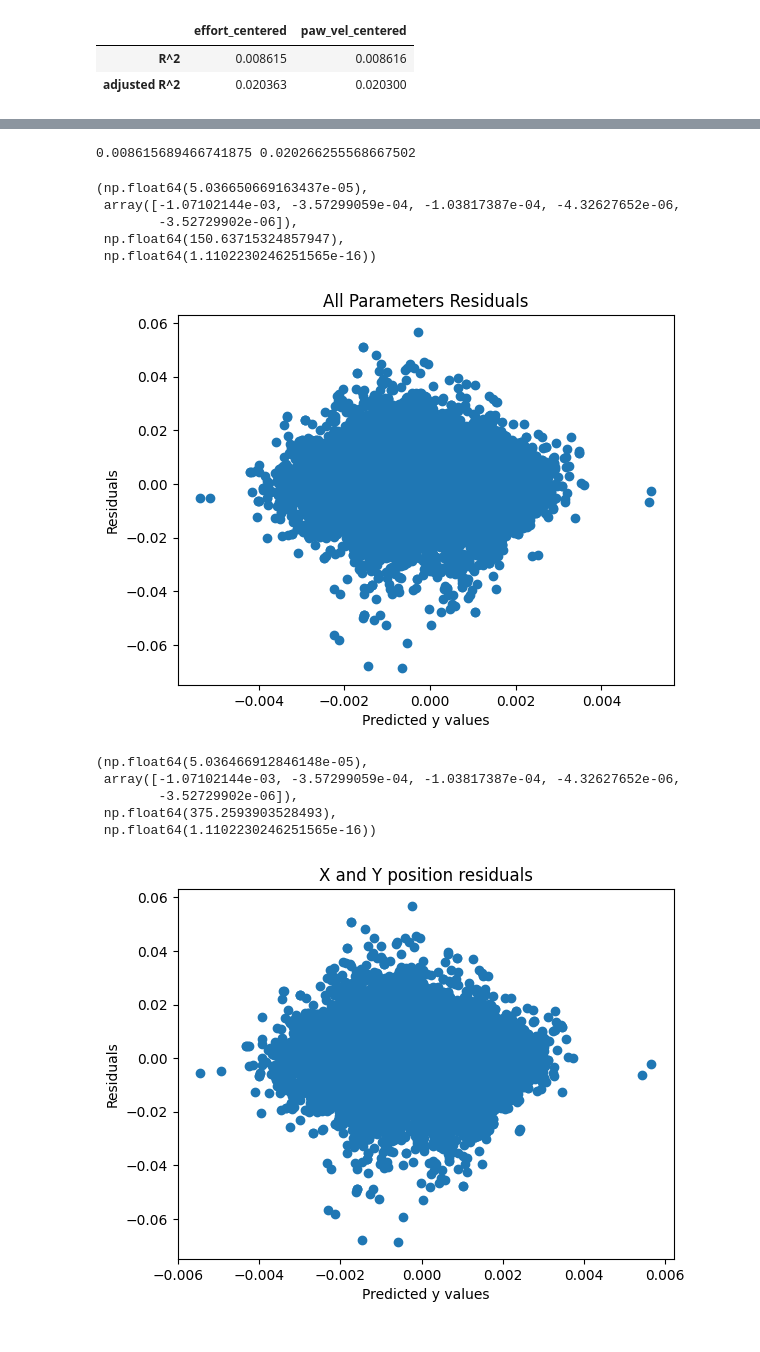
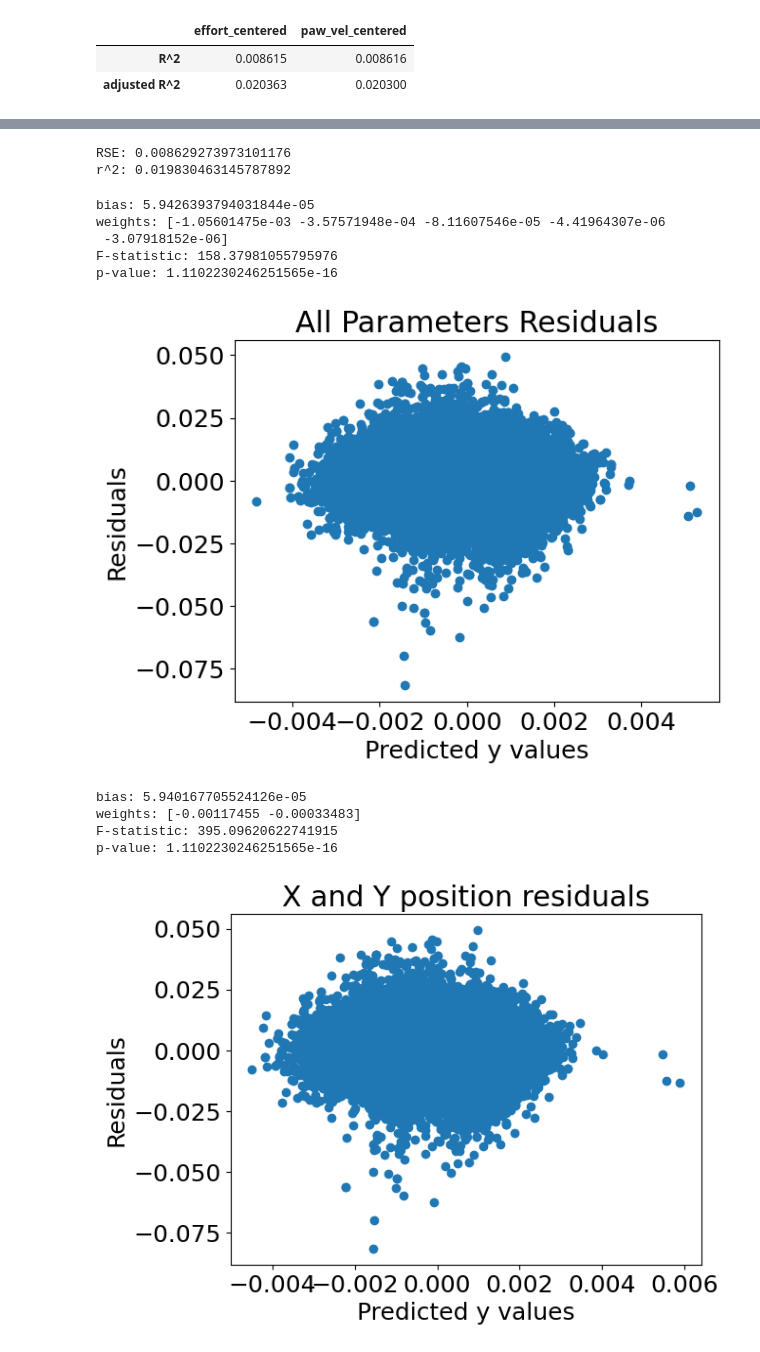
Before and after one commit to Audrey-White324/ista-421-final-project, a Jupyter notebook: white_regression_implementation.ipynb, the cells around one changed output, grey strips where cells are left out. Cells and saved outputs as stored; diff of their text form; code cells hidden in the pictures.

```diff
--- a/white_regression_implementation.ipynb
+++ b/white_regression_implementation.ipynb
@@ -4,7 +7,10 @@ import pandas as pd
 import numpy
 from sklearn.model_selection import KFold
 import scipy.stats as stats
+# set font size for plots
+plt.rcParams.update({'font.size': 18})
 
+# load and clean the data
 phot_data = pd.read_csv("string_phot_rat_data.csv")
 data = phot_data.drop(columns=['percentage_x', 'x_reach_centered', 'y_reach_centered', 'rat'])
 data = data.dropna()
@@ -205,6 +257,3 @@ pd.DataFrame([rses, r2s], index=['R^2', 'adjusted R^2'], columns=X_df.drop(colum
 |  | effort_centered | paw_vel_centered |
 | R^2 | 0.008615 | 0.008616 |
 | adjusted R^2 | 0.020363 | 0.020300 |
-# %%
-weight, bias, rse, r2 = multiple_linreg(X_df.to_numpy(), y)
-print(r2)
@@ -214,38 +260,57 @@ print(r2)
-# %%
-print(rse, r2)
-# %% [output]
-0.008615689466741875 0.020266255568667502
+# %%
+n_samples, n_features = X_df.shape
+# k fold cross validation for a model with all varaibles
+rse, adj_r2 = k_fold_cross_val(X, y, n_samples, n_features)
+print('RSE: ' + str(rse))
+print('r^2: ' + str(adj_r2))
+# %% [output]
+RSE: 0.008629273973101176
+r^2: 0.019830463145787892
 # %%
-def multiple_linreg_eval(X_train, y_train, X_test, y_test, title_str):
+def multiple_linreg_eval(X, y, X_test, y_test, title_str):
+    '''Does linear regression with gradient descent using X and y, then tests it on
+        X_test and y_test, calculates an f-statistic, p-value, and plots a residual plot.
+        X and X_test are pandas dataframes with parameters as columns, y and y_test are
+        numpy arrays. title_str is the title of the residuals figure. It returns the bias,
+        weights, f-statistic, and p-value for the model.'''
     n_samples, n_features = X.shape
-    weights, bias = linear_regression_gradient_descent(X_train, y_train)
+    weights, bias = linear_regression_gradient_descent(X, y)
     test_X = X_test.to_numpy()
-    y_pred = numpy.dot(test_X, weights)
+    y_pred = numpy.dot(test_X, weights) + bias
     residuals = y_pred - y_test
-    F = calculate_F(y_test, y_pred, X_test.shape[1], X_test.shape[0])
-    p_val = 1 - stats.f.cdf(F, X_test.shape[1], X_test.shape[0] - X_test.shape[1])
+    f = calculate_F(y_test, y_pred, X_test.shape[1], X_test.shape[0])
+    p_val = 1 - stats.f.cdf(f, X_test.shape[1], X_test.shape[0] - X_test.shape[1])
     plt.figure()
     plt.scatter(y_pred, residuals)
     plt.xlabel('Predicted y values')
     plt.ylabel('Residuals')
     plt.title(title_str)
-    return bias, weight, F, p_val
+    return bias, weights, f, p_val
 # %%
-multiple_linreg_eval(X_train, y_train, X_test, y_test, 'All Parameters Residuals')
+bias, weight, f, p_val = multiple_linreg_eval(X_train, y_train, X_test, y_test, 'All Parameters Residuals')
+print('bias: ' + str(bias))
+print('weights: ' + str(weight))
+print('F-statistic: ' + str(f))
+print('p-value: ' + str(p_val))
 # %% [output]
-(np.float64(5.036650669163437e-05),
- array([-1.07102144e-03, -3.57299059e-04, -1.03817387e-04, -4.32627652e-06,
-        -3.52729902e-06]),
- np.float64(150.63715324857947),
- np.float64(1.1102230246251565e-16))
+bias: 5.9426393794031844e-05
+weights: [-1.05601475e-03 -3.57571948e-04 -8.11607546e-05 -4.41964307e-06
+ -3.07918152e-06]
+F-statistic: 158.37981055795976
+p-value: 1.1102230246251565e-16
-[figure, old version]
+[figure, new version]
 # %%
-multiple_linreg_eval(X_train[['x_pos_centered', 'y_pos_centered']], y_train, X_test[['x_pos_centered', 'y_pos_centered']], y_test, 'X and Y position residuals')
+bias, weight, f, p_val =  multiple_linreg_eval(X_train[['x_pos_centered', 'y_pos_centered']], y_train,
+                                               X_test[['x_pos_centered', 'y_pos_centered']], y_test, 'X and Y position residuals')
+
+print('bias: ' + str(bias))
+print('weights: ' + str(weight))
+print('F-statistic: ' + str(f))
+print('p-value: ' + str(p_val))
 # %% [output]
-(np.float64(5.036466912846148e-05),
- array([-1.07102144e-03, -3.57299059e-04, -1.03817387e-04, -4.32627652e-06,
-        -3.52729902e-06]),
- np.float64(375.2593903528493),
- np.float64(1.1102230246251565e-16))
+bias: 5.940167705524126e-05
+weights: [-0.00117455 -0.00033483]
+F-statistic: 395.09620622741915
+p-value: 1.1102230246251565e-16
-[figure, old version]
+[figure, new version]
 # %%
```
Also changed, not shown: parts of 14 cells of this notebook.
